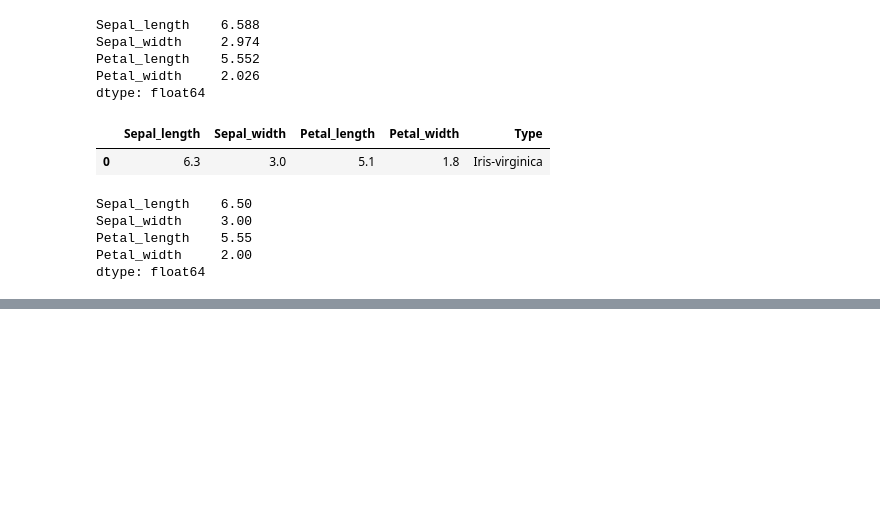
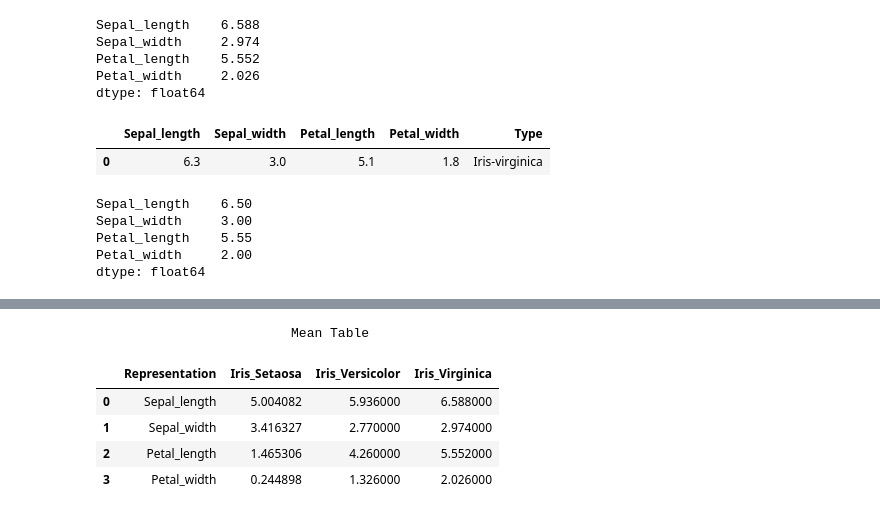
Before and after one commit to Tejash-Pathak/Iris-Data-Interpretaion, a Jupyter notebook: DS_experieemnt_1_Basic_EDA.ipynb, the cells around one changed output, grey strips where cells are left out. Drawn from its saved outputs; the diff is of its cells as text; code cells hidden in the pictures; blank space fills up the shorter version.

```diff
--- a/DS_experieemnt_1_Basic_EDA.ipynb
+++ b/DS_experieemnt_1_Basic_EDA.ipynb
@@ -707,0 +749,38 @@ best_ways_to_rep_df.style.background_gradient(cmap='coolwarm')
+# %%
+best_ways_to_rep = {
+    "Representation": [
+                        "Sepal_length",
+                        "Sepal_width",
+                        "Petal_length",
+                        "Petal_width"
+                    ],
+    "Iris_Setaosa": [
+                        Iris_setosa.mean().Sepal_length,
+                        Iris_setosa.mean().Sepal_width,
+                        Iris_setosa.mean().Petal_length,
+                        Iris_setosa.mean().Petal_width
+                    ],
+    "Iris_Versicolor": [
+                        Iris_versicolor.mean().Sepal_length,
+                        Iris_versicolor.mean().Sepal_width,
+                        Iris_versicolor.mean().Petal_length,
+                        Iris_versicolor.mean().Petal_width
+                    ],
+    "Iris_Virginica": [
+                        Iris_virginica.mean().Sepal_length,
+                        Iris_virginica.mean().Sepal_width,
+                        Iris_virginica.mean().Petal_length,
+                        Iris_virginica.mean().Petal_width
+                    ],
+}
+best_ways_to_rep_df = pd.DataFrame(best_ways_to_rep)
+best_ways_to_rep_df.name = "Mean Table"
+print(f"                         {best_ways_to_rep_df.name}")
+best_ways_to_rep_df.style.background_gradient(cmap='coolwarm')
+# %% [output]
+                         Mean Table
+|  | Representation | Iris_Setaosa | Iris_Versicolor | Iris_Virginica |
+| 0 | Sepal_length | 5.004082 | 5.936000 | 6.588000 |
+| 1 | Sepal_width | 3.416327 | 2.770000 | 2.974000 |
+| 2 | Petal_length | 1.465306 | 4.260000 | 5.552000 |
+| 3 | Petal_width | 0.244898 | 1.326000 | 2.026000 |
```
Also changed, not shown: parts of 2 cells of this notebook.
